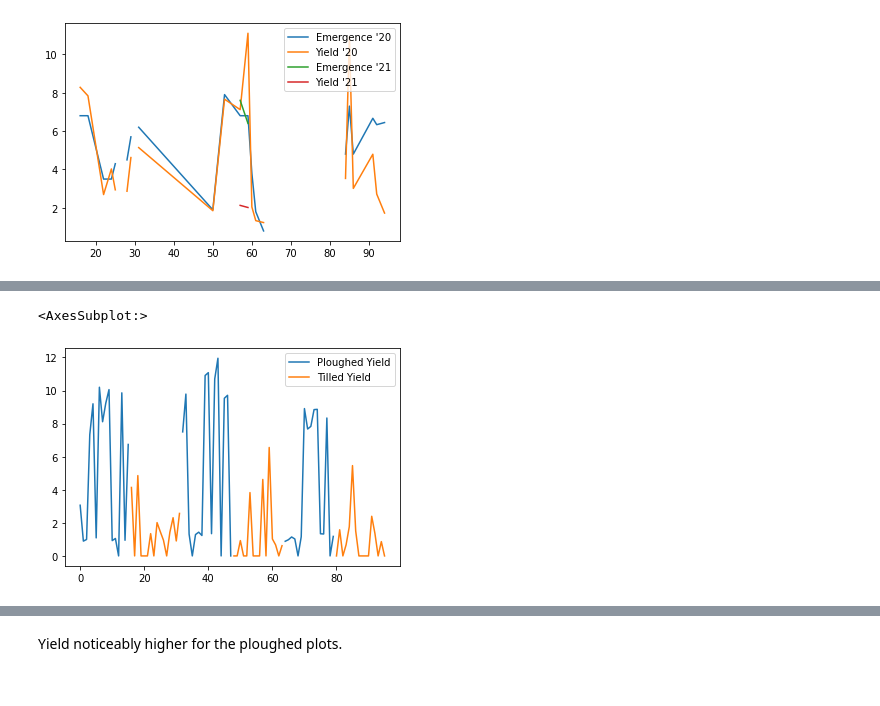
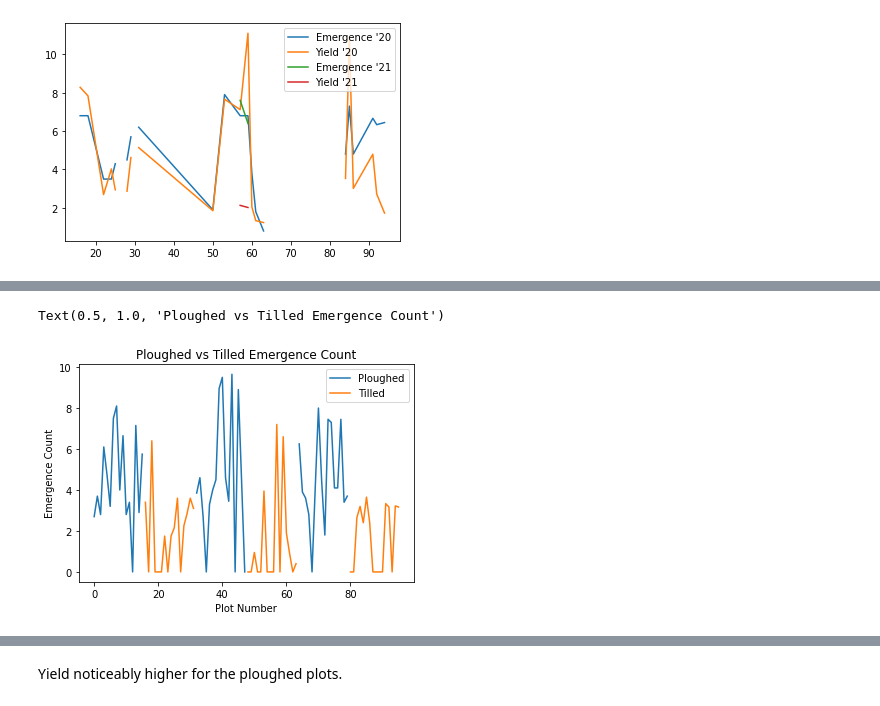
Before and after one commit to ciaranpflanagan/FYP, a Jupyter notebook: data_analysis.ipynb, the cells around one changed output, grey strips where cells are left out. Drawn from its saved outputs; the diff is of its cells as text; code cells hidden in the pictures.

```diff
--- a/data_analysis.ipynb
+++ b/data_analysis.ipynb
@@ -285,10 +286,16 @@ df.plot() # Could change to a scatter plot?
-# %%
-df = pd.DataFrame({
-    'Ploughed Yield' : ploughed_yield_avg,
-    'Tilled Yield' : tilled_yield_avg
-})
-
-df.plot() # Could change to a scatter plot?
-# %% [output]
-<AxesSubplot:>
-[figure, removed]
+# %%
+df = pd.DataFrame({
+    'Ploughed Emergence' : ploughed_emergence_avg,
+    'Tilled Emergence' : tilled_emergence_avg,
+})
+
+plt.plot(df)
+plt.xlabel('Plot Number')
+plt.ylabel('Emergence Count')
+plt.legend(['Ploughed', 'Tilled'])
+
+# displaying the title
+plt.title("Ploughed vs Tilled Emergence Count")
+# %% [output]
+Text(0.5, 1.0, 'Ploughed vs Tilled Emergence Count')
+[figure, added]
```
Also changed, not shown: parts of 3 cells of this notebook, 1 other file.
